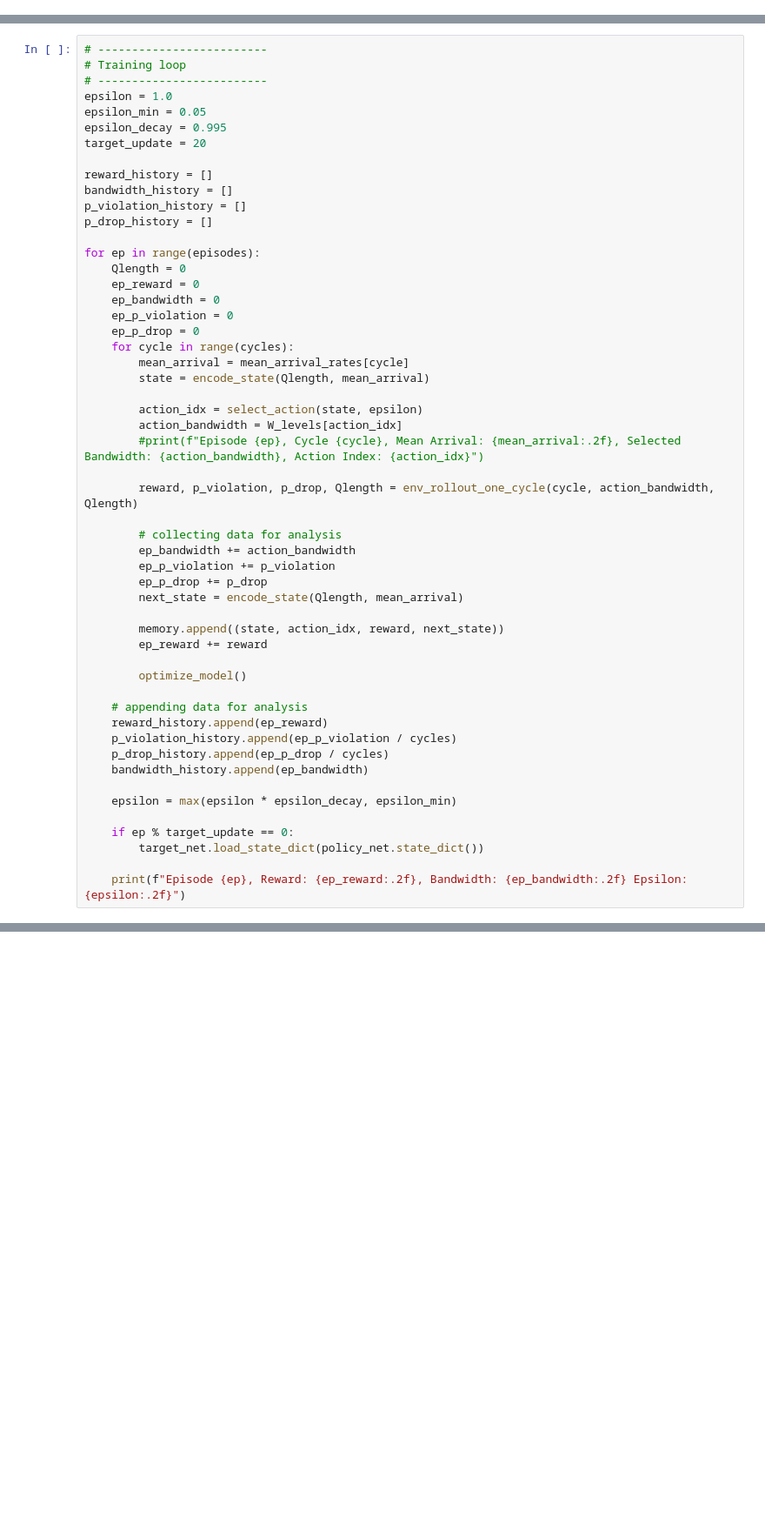
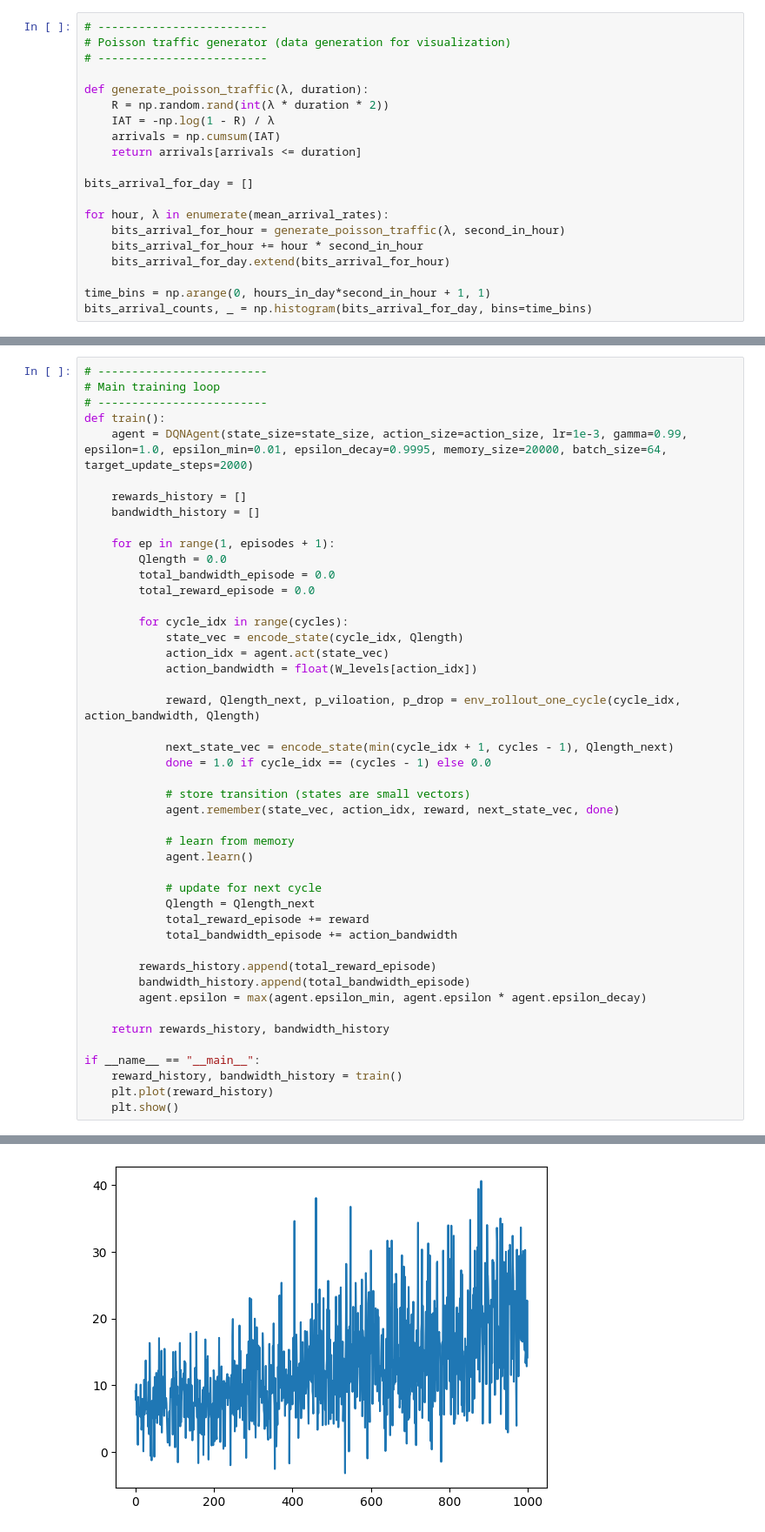
Before and after one commit to joyy09/Flexible-Bandwidth-Allocation, a Jupyter notebook: dqn_fixed_new_reward.ipynb, the cells around one changed output, grey strips where cells are left out. Shown at 87% size. Cells and saved outputs as stored; diff of their text form; blank space fills up the shorter version.

```diff
--- a/dqn_fixed_new_reward.ipynb
+++ b/dqn_fixed_new_reward.ipynb
@@ -67 +28,21 @@ plt.show()
+# %%
+# -------------------------
+# Poisson traffic generator (data generation for visualization)
+# -------------------------
+
+def generate_poisson_traffic(λ, duration):
+    R = np.random.rand(int(λ * duration * 2))
+    IAT = -np.log(1 - R) / λ
+    arrivals = np.cumsum(IAT)
+    return arrivals[arrivals <= duration]
+
+bits_arrival_for_day = []
+
+for hour, λ in enumerate(mean_arrival_rates):
+    bits_arrival_for_hour = generate_poisson_traffic(λ, second_in_hour)
+    bits_arrival_for_hour += hour * second_in_hour
+    bits_arrival_for_day.extend(bits_arrival_for_hour)
+
+time_bins = np.arange(0, hours_in_day*second_in_hour + 1, 1)
+bits_arrival_counts, _ = np.histogram(bits_arrival_for_day, bins=time_bins)
 # %%
@@ -164,54 +192,47 @@ def optimize_model():
 # %%
 # -------------------------
-# Training loop
+# Main training loop
 # -------------------------
-epsilon = 1.0
-epsilon_min = 0.05
-epsilon_decay = 0.995
-target_update = 20
+def train():
+    agent = DQNAgent(state_size=state_size, action_size=action_size, lr=1e-3, gamma=0.99, epsilon=1.0, epsilon_min=0.01, epsilon_decay=0.9995, memory_size=20000, batch_size=64, target_update_steps=2000)
 
-reward_history = []
-bandwidth_history = []
-p_violation_history = []
-p_drop_history = []
+    rewards_history = []
+    bandwidth_history = []
 
-for ep in range(episodes):
-    Qlength = 0
-    ep_reward = 0
-    ep_bandwidth = 0
-    ep_p_violation = 0
-    ep_p_drop = 0
-    for cycle in range(cycles):
-        mean_arrival = mean_arrival_rates[cycle]
-        state = encode_state(Qlength, mean_arrival)
+    for ep in range(1, episodes + 1):
+        Qlength = 0.0
+        total_bandwidth_episode = 0.0
+        total_reward_episode = 0.0
 
-        action_idx = select_action(state, epsilon)
-        action_bandwidth = W_levels[action_idx]
-        #print(f"Episode {ep}, Cycle {cycle}, Mean Arrival: {mean_arrival:.2f}, Selected Bandwidth: {action_bandwidth}, Action Index: {action_idx}")
+        for cycle_idx in range(cycles):
+            state_vec = encode_state(cycle_idx, Qlength)
+            action_idx = agent.act(state_vec)
+            action_bandwidth = float(W_levels[action_idx])
 
-        reward, p_violation, p_drop, Qlength = env_rollout_one_cycle(cycle, action_bandwidth, Qlength)
+            reward, Qlength_next, p_viloation, p_drop = env_rollout_one_cycle(cycle_idx, action_bandwidth, Qlength)
 
-        # collecting data for analysis
-        ep_bandwidth += action_bandwidth
-        ep_p_violation += p_violation
-        ep_p_drop += p_drop
-        next_state = encode_state(Qlength, mean_arrival)
+            next_state_vec = encode_state(min(cycle_idx + 1, cycles - 1), Qlength_next)
+            done = 1.0 if cycle_idx == (cycles - 1) else 0.0
 
-        memory.append((state, action_idx, reward, next_state))
-        ep_reward += reward
+            # store transition (states are small vectors)
+            agent.remember(state_vec, action_idx, reward, next_state_vec, done)
 
-        optimize_model()
+            # learn from memory
+            agent.learn()
 
-    # appending data for analysis
-    reward_history.append(ep_reward)
-    p_violation_history.append(ep_p_violation / cycles)
-    p_drop_history.append(ep_p_drop / cycles)
-    bandwidth_history.append(ep_bandwidth)
+            # update for next cycle
+            Qlength = Qlength_next
+            total_reward_episode += reward
+            total_bandwidth_episode += action_bandwidth
 
-    epsilon = max(epsilon * epsilon_decay, epsilon_min)
+        rewards_history.append(total_reward_episode)
+        bandwidth_history.append(total_bandwidth_episode)
+        agent.epsilon = max(agent.epsilon_min, agent.epsilon * agent.epsilon_decay)
 
-    if ep % target_update == 0:
-        target_net.load_state_dict(policy_net.state_dict())
+    return rewards_history, bandwidth_history
 
-    print(f"Episode {ep}, Reward: {ep_reward:.2f}, Bandwidth: {ep_bandwidth:.2f} Epsilon: {epsilon:.2f}")
+if __name__ == "__main__":
+    reward_history, bandwidth_history = train()
+    plt.plot(reward_history)
+    plt.show()
 # %% [output]
@@ -237,0 +239 @@ Episode 999, Reward: 23.39, Bandwidth: 2808.00 Epsilon: 0.05
+[figure, added]
```
Also changed, not shown: parts of 7 cells of this notebook, 7 other files.
